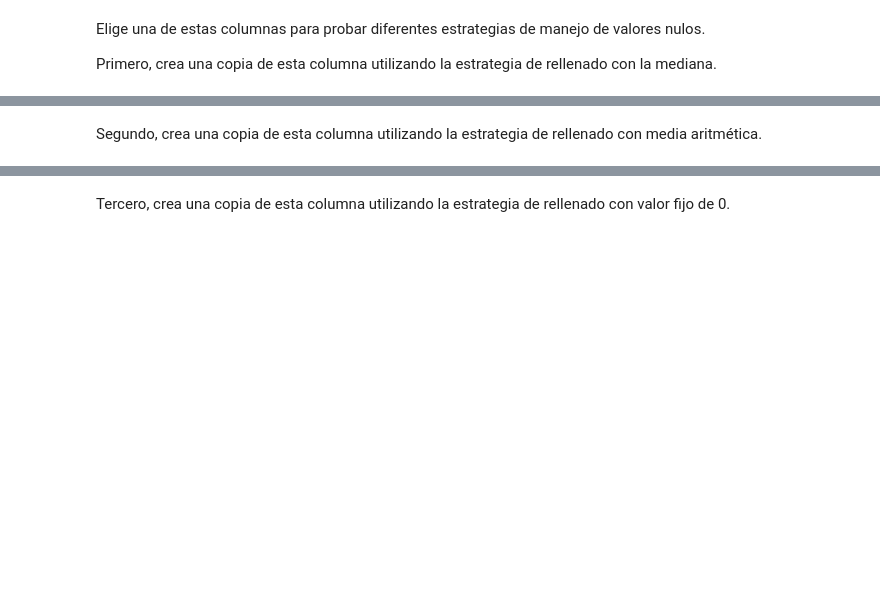
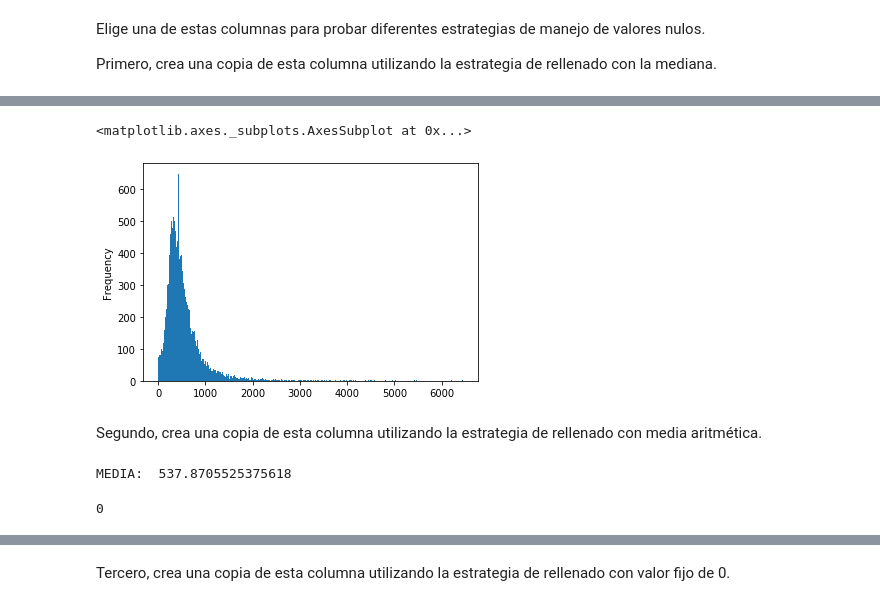
Before and after one commit to psagrera/Data-science-fundamentals, a Jupyter notebook: data_preprocesing/challenges/S1_DataPre_challenge.ipynb, the cells around one changed output, grey strips where cells are left out. Cells and saved outputs as stored; diff of their text form; code cells hidden in the pictures; blank space fills up the shorter version.

```diff
--- a/data_preprocesing/challenges/S1_DataPre_challenge.ipynb
+++ b/data_preprocesing/challenges/S1_DataPre_challenge.ipynb
@@ -56,0 +106,3 @@ Primero, crea una copia de esta columna utilizando la estrategia de rellenado co
+# %%
+df_tmp.total_bedrooms = transformed_values
+#df_tmp.total_bedrooms
@@ -57,2 +113,19 @@ Primero, crea una copia de esta columna utilizando la estrategia de rellenado co
+# %%
+df_tmp['total_bedrooms'].plot.hist(bins=500)
+#df_tmp['total_bedrooms'].plot.line()
+# %% [output]
+<matplotlib.axes._subplots.AxesSubplot at 0x...>
+[figure, added]
 # %% [markdown]
 Segundo, crea una copia de esta columna utilizando la estrategia de rellenado con media aritmética.
+# %%
+#### MEDIA ####
+print ("MEDIA: ",df.total_bedrooms.mean())
+df_tmp2 = df.copy()
+temp2_values = df_tmp2.total_bedrooms.values.reshape(-1,1)
+imp_mean = SimpleImputer(missing_values=np.nan, strategy='mean')
+imp_mean.fit(temp2_values)
+transformed_values2 = imp_mean.transform(temp2_values)
+#transformed_values
+# %% [output]
+MEDIA:  537.8705525375618
@@ -58,0 +134,4 @@ Segundo, crea una copia de esta columna utilizando la estrategia de rellenado co
+# %%
+df_tmp2.total_bedrooms.isnull().sum()
+# %% [output]
+0
```
Also changed, not shown: parts of 29 cells of this notebook, 10 other files.
